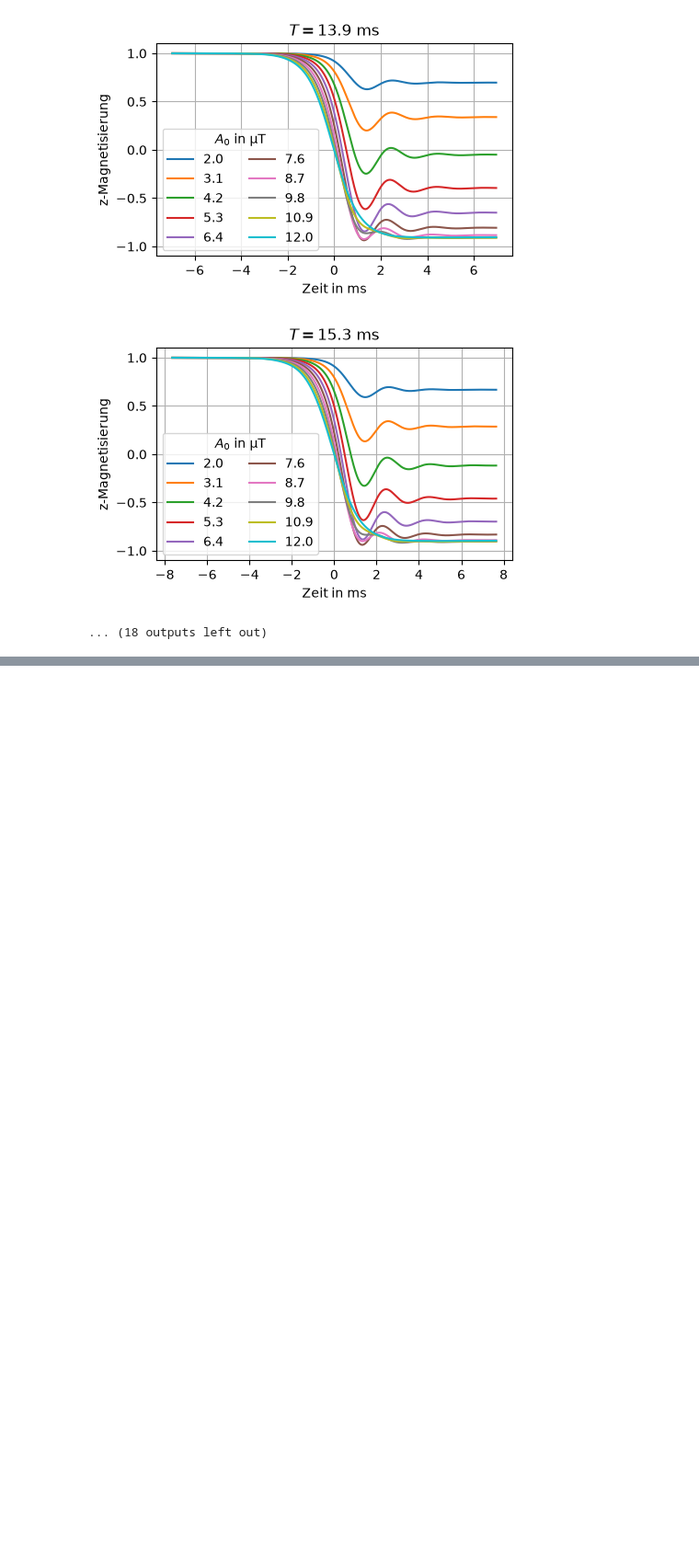
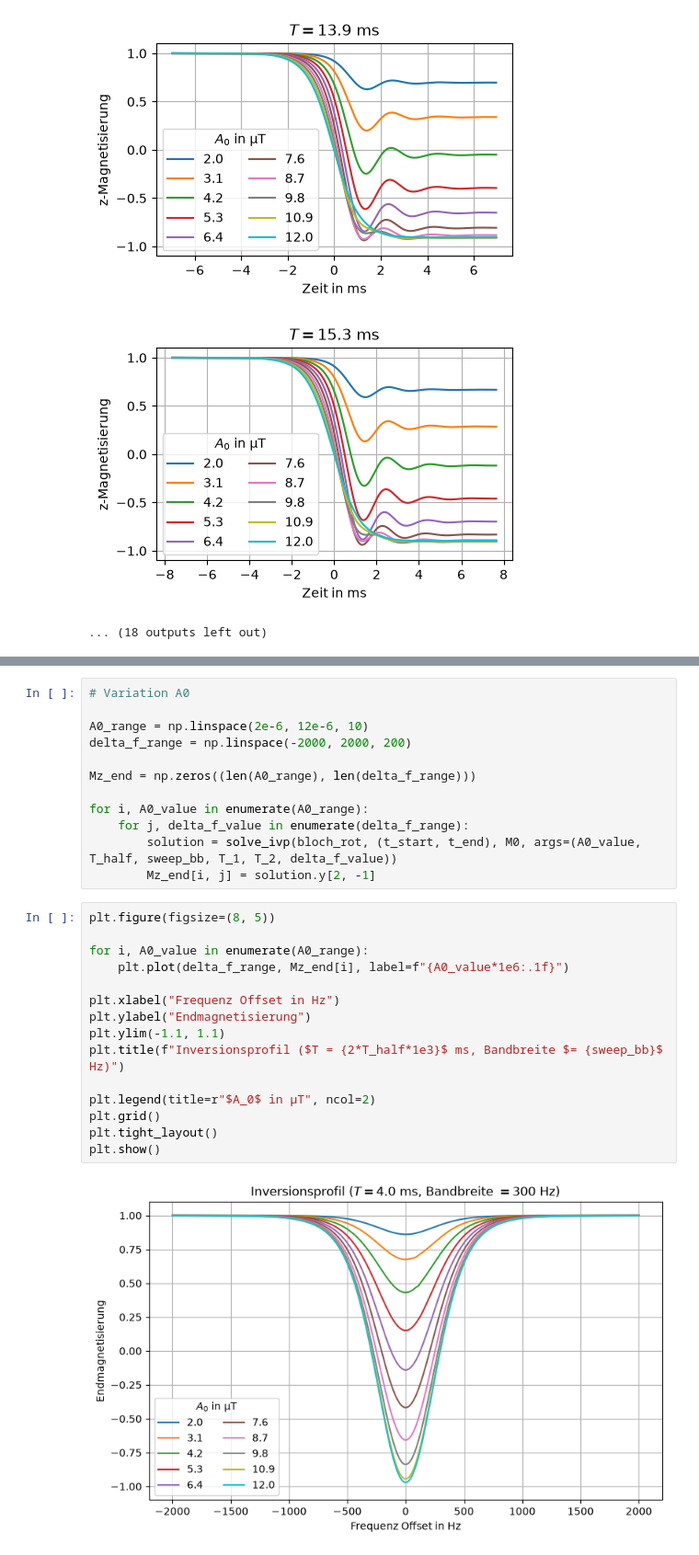
Before and after one commit to viola-schumann/Bloch-hyperbolic-secant, a Jupyter notebook: Sech_Puls_neu.ipynb, the cells around one changed output, grey strips where cells are left out. Shown at 92% size. Saved outputs shown, nothing was run; the diff lists cells and outputs as text; blank space fills up the shorter version.

```diff
--- a/Sech_Puls_neu.ipynb
+++ b/Sech_Puls_neu.ipynb
@@ -449,0 +450,29 @@ plt.show()
+# %%
+# Variation A0
+
+A0_range = np.linspace(2e-6, 12e-6, 10)
+delta_f_range = np.linspace(-2000, 2000, 200)
+
+Mz_end = np.zeros((len(A0_range), len(delta_f_range)))
+
+for i, A0_value in enumerate(A0_range):
+    for j, delta_f_value in enumerate(delta_f_range):
+        solution = solve_ivp(bloch_rot, (t_start, t_end), M0, args=(A0_value, T_half, sweep_bb, T_1, T_2, delta_f_value))
+        Mz_end[i, j] = solution.y[2, -1]
+# %%
+plt.figure(figsize=(8, 5))
+
+for i, A0_value in enumerate(A0_range):
+    plt.plot(delta_f_range, Mz_end[i], label=f"{A0_value*1e6:.1f}")
+
+plt.xlabel("Frequenz Offset in Hz")
+plt.ylabel("Endmagnetisierung")
+plt.ylim(-1.1, 1.1)
+plt.title(f"Inversionsprofil ($T = {2*T_half*1e3}$ ms, Bandbreite $= {sweep_bb}$ Hz)")
+
+plt.legend(title=r"$A_0$ in µT", ncol=2)
+plt.grid()
+plt.tight_layout()
+plt.show()
+# %% [output]
+[figure, added]
```
Also changed, not shown: parts of 10 cells of this notebook, 10 other files.
